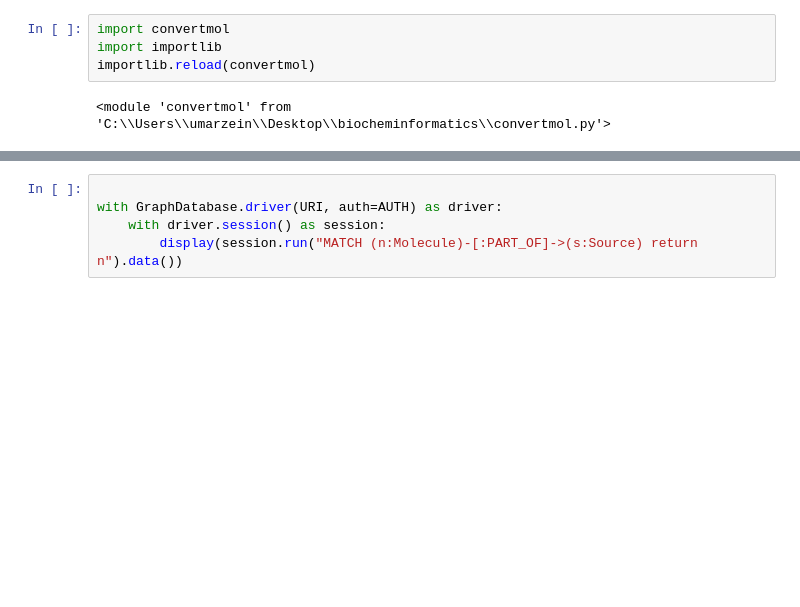
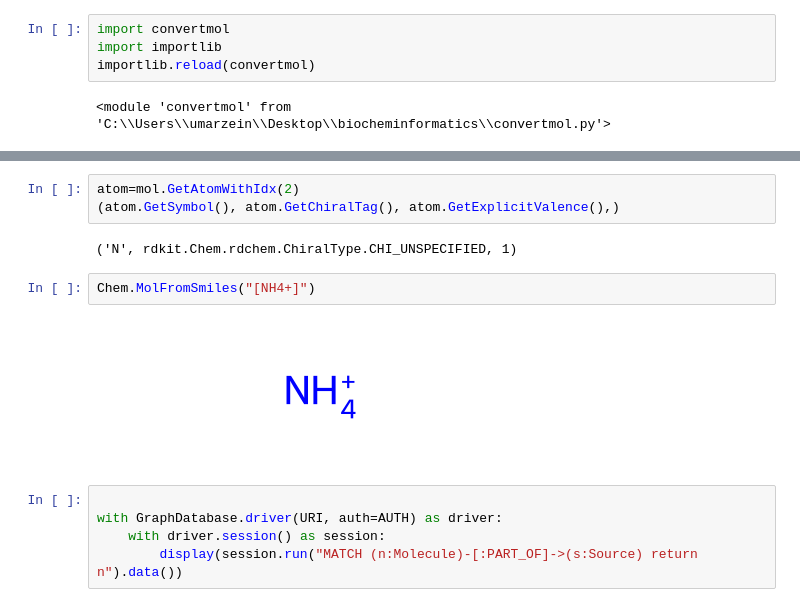
Before and after one commit to fairuztsn/jishien, a Jupyter notebook: upload_molecules.ipynb, the cells around one changed output, grey strips where cells are left out. Saved outputs shown, nothing was run; the diff lists cells and outputs as text; blank space fills up the shorter version.

```diff
--- a/upload_molecules.ipynb
+++ b/upload_molecules.ipynb
@@ -123,3 +411,12 @@ done
+# %%
+atom=mol.GetAtomWithIdx(2)
+(atom.GetSymbol(), atom.GetChiralTag(), atom.GetExplicitValence(),)
+# %% [output]
+('N', rdkit.Chem.rdchem.ChiralType.CHI_UNSPECIFIED, 1)
+# %%
+Chem.MolFromSmiles("[NH4+]")
+# %% [output]
+[figure, added]
 # %%
 
 with GraphDatabase.driver(URI, auth=AUTH) as driver:
```
Also changed, not shown: parts of 26 cells of this notebook, 3 other files.
